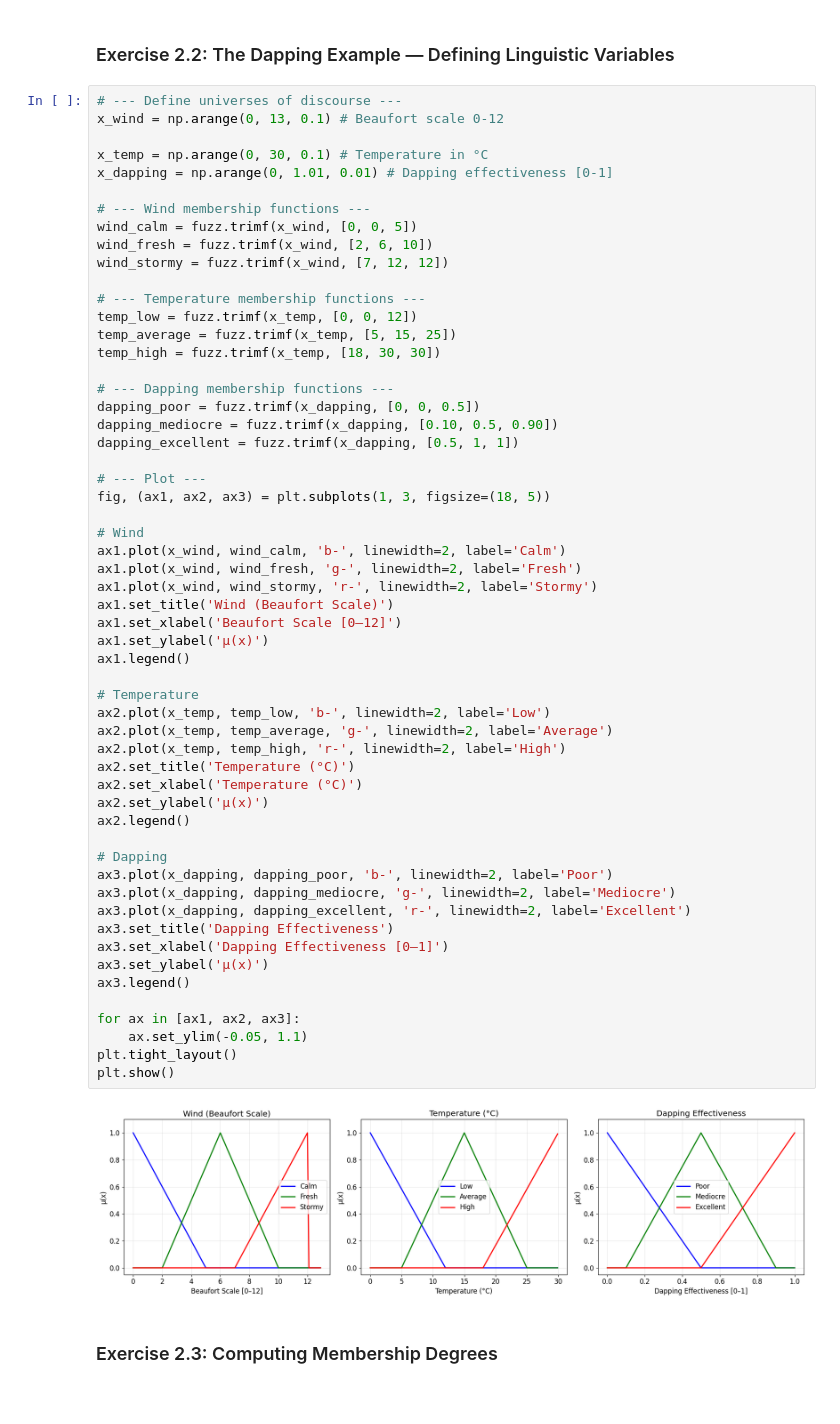
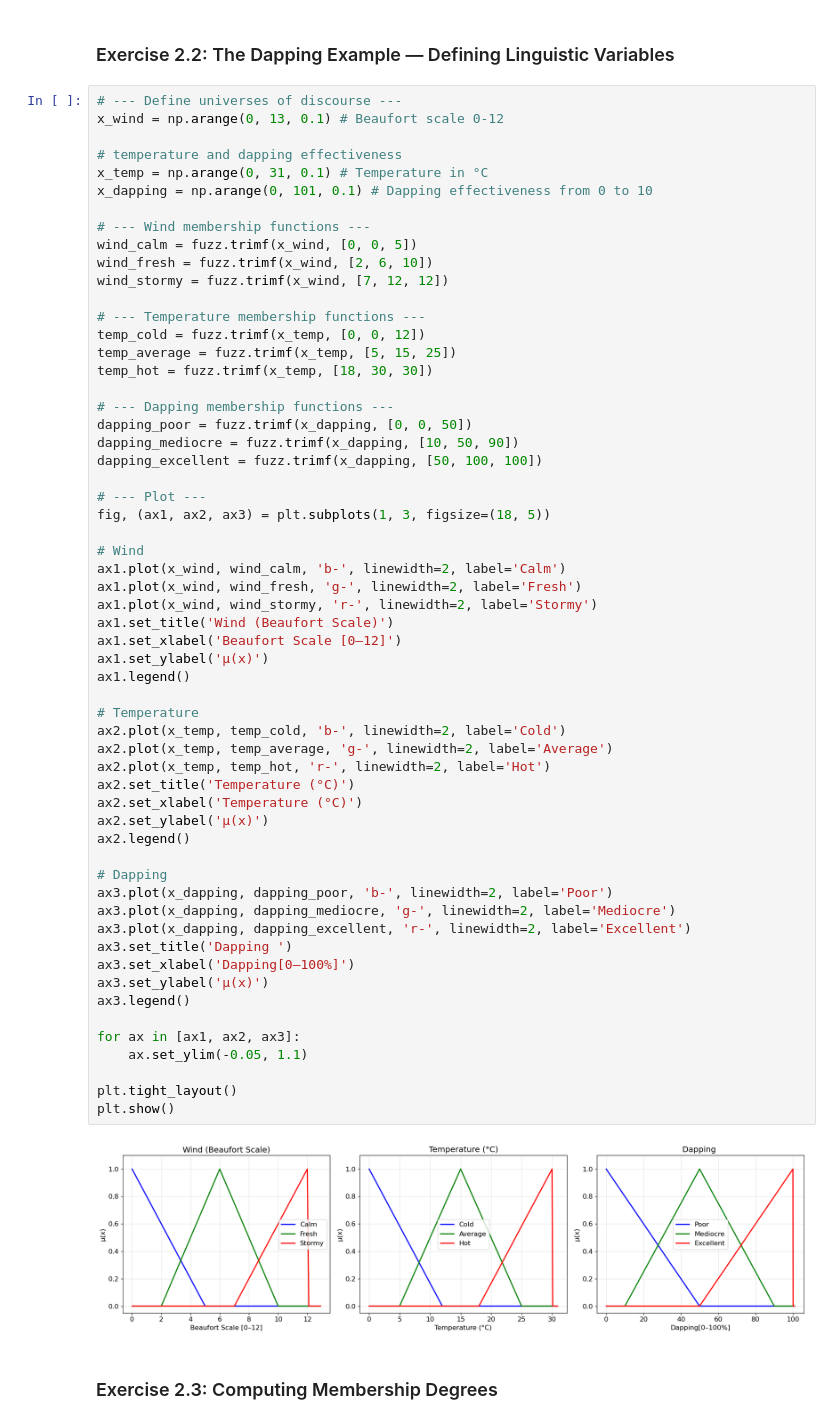
Before and after one commit to tomaspettit2506/AI-Labs, a Jupyter notebook: notebooks/Lab4/Lab4_G00419414.ipynb, the cells around one changed output. Saved outputs shown, nothing was run; the diff lists cells and outputs as text.

```diff
--- a/notebooks/Lab4/Lab4_G00419414.ipynb
+++ b/notebooks/Lab4/Lab4_G00419414.ipynb
@@ -111,8 +113,9 @@ plt.show()
 # --- Define universes of discourse ---
 x_wind = np.arange(0, 13, 0.1) # Beaufort scale 0-12
 
-x_temp = np.arange(0, 30, 0.1) # Temperature in °C
-x_dapping = np.arange(0, 1.01, 0.01) # Dapping effectiveness [0-1]
+# temperature and dapping effectiveness
+x_temp = np.arange(0, 31, 0.1) # Temperature in °C
+x_dapping = np.arange(0, 101, 0.1) # Dapping effectiveness from 0 to 10
 
 # --- Wind membership functions ---
 wind_calm = fuzz.trimf(x_wind, [0, 0, 5])
@@ -120,51 +123,52 @@ wind_fresh = fuzz.trimf(x_wind, [2, 6, 10])
 wind_stormy = fuzz.trimf(x_wind, [7, 12, 12])
 
 # --- Temperature membership functions ---
-temp_low = fuzz.trimf(x_temp, [0, 0, 12])
+temp_cold = fuzz.trimf(x_temp, [0, 0, 12])
 temp_average = fuzz.trimf(x_temp, [5, 15, 25])
-temp_high = fuzz.trimf(x_temp, [18, 30, 30])
+temp_hot = fuzz.trimf(x_temp, [18, 30, 30])
 
 # --- Dapping membership functions ---
-dapping_poor = fuzz.trimf(x_dapping, [0, 0, 0.5])
-dapping_mediocre = fuzz.trimf(x_dapping, [0.10, 0.5, 0.90])
-dapping_excellent = fuzz.trimf(x_dapping, [0.5, 1, 1])
+dapping_poor = fuzz.trimf(x_dapping, [0, 0, 50])
+dapping_mediocre = fuzz.trimf(x_dapping, [10, 50, 90])
+dapping_excellent = fuzz.trimf(x_dapping, [50, 100, 100])
 
 # --- Plot ---
 fig, (ax1, ax2, ax3) = plt.subplots(1, 3, figsize=(18, 5))
 
 # Wind
 ax1.plot(x_wind, wind_calm, 'b-', linewidth=2, label='Calm')
 ax1.plot(x_wind, wind_fresh, 'g-', linewidth=2, label='Fresh')
 ax1.plot(x_wind, wind_stormy, 'r-', linewidth=2, label='Stormy')
 ax1.set_title('Wind (Beaufort Scale)')
 ax1.set_xlabel('Beaufort Scale [0–12]')
 ax1.set_ylabel('μ(x)')
 ax1.legend()
 
 # Temperature
-ax2.plot(x_temp, temp_low, 'b-', linewidth=2, label='Low')
+ax2.plot(x_temp, temp_cold, 'b-', linewidth=2, label='Cold')
 ax2.plot(x_temp, temp_average, 'g-', linewidth=2, label='Average')
-ax2.plot(x_temp, temp_high, 'r-', linewidth=2, label='High')
+ax2.plot(x_temp, temp_hot, 'r-', linewidth=2, label='Hot')
 ax2.set_title('Temperature (°C)')
 ax2.set_xlabel('Temperature (°C)')
 ax2.set_ylabel('μ(x)')
 ax2.legend()
 
 # Dapping
 ax3.plot(x_dapping, dapping_poor, 'b-', linewidth=2, label='Poor')
 ax3.plot(x_dapping, dapping_mediocre, 'g-', linewidth=2, label='Mediocre')
 ax3.plot(x_dapping, dapping_excellent, 'r-', linewidth=2, label='Excellent')
-ax3.set_title('Dapping Effectiveness')
-ax3.set_xlabel('Dapping Effectiveness [0–1]')
+ax3.set_title('Dapping ')
+ax3.set_xlabel('Dapping[0–100%]')
 ax3.set_ylabel('μ(x)')
 ax3.legend()
 
 for ax in [ax1, ax2, ax3]:
     ax.set_ylim(-0.05, 1.1)
+
 plt.tight_layout()
 plt.show()
 # %% [output]
-[figure, old version]
+[figure, new version]
 # %% [markdown]
 ### Exercise 2.3: Computing Membership Degrees
 # %%
```
Also changed, not shown: parts of 5 cells of this notebook.
